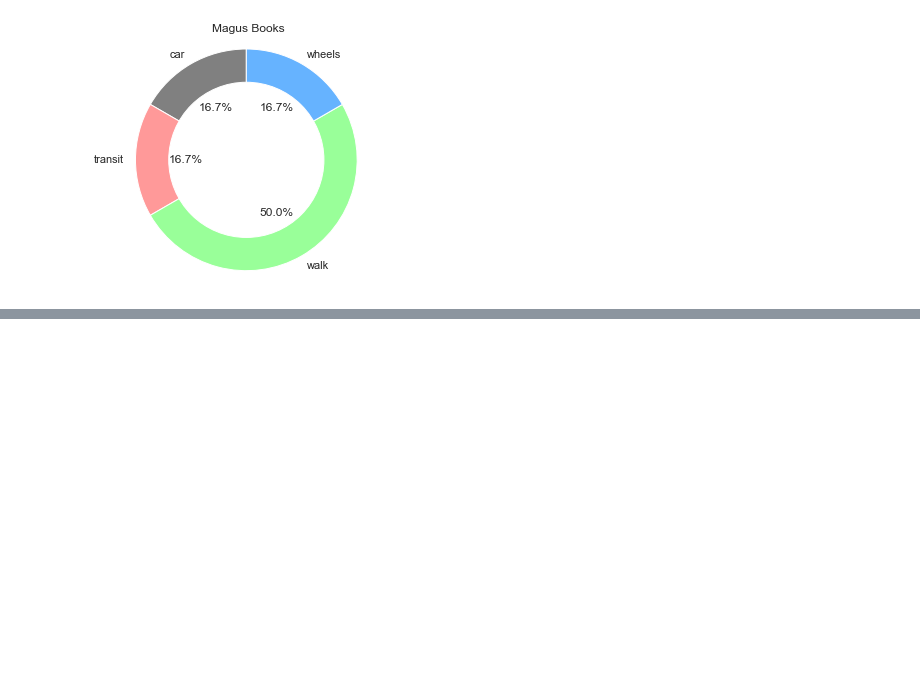
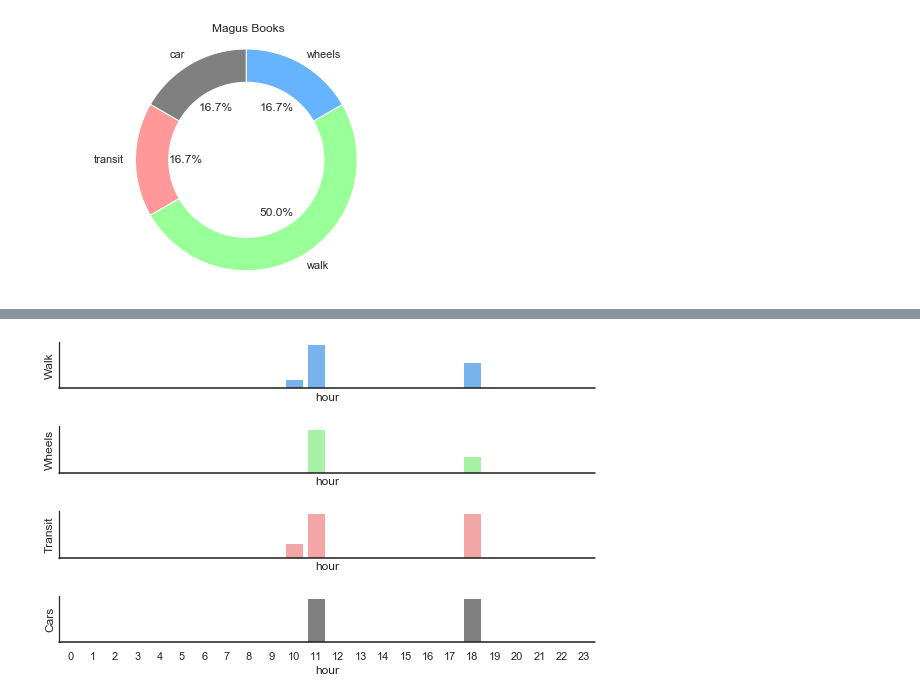
Before and after one commit to modesurvey/dataviz, a Jupyter notebook: pull_from_firebase.ipynb, the cells around one changed output, grey strips where cells are left out. Drawn from its saved outputs; the diff is of its cells as text; code cells hidden in the pictures; blank space fills up the shorter version.

```diff
--- a/pull_from_firebase.ipynb
+++ b/pull_from_firebase.ipynb
@@ -165,0 +178,8 @@ for u in grouped_data['unit'].unique():
+# %%
+hour_by_hour = data.groupby(['hour', 'type']).sum().reset_index()
+# %%
+for mode in ['walk', 'wheels', 'transit', 'car']:
+    hours = {'hour': [i for i in range(0, 24)],
+             'count': [0 for _ in range(0, 24)],
+             'type': [mode for _ in range(0, 24)]}
+    hour_by_hour = hour_by_hour.append(pd.DataFrame(hours))
@@ -165,0 +194,46 @@ for u in grouped_data['unit'].unique():
+# %%
+hour_by_hour['hour'] = hour_by_hour['hour'].astype(int)
+# %%
+d1 = hour_by_hour[hour_by_hour['type'] == 'walk']
+d2 = hour_by_hour[hour_by_hour['type'] == 'wheels']
+d3 = hour_by_hour[hour_by_hour['type'] == 'transit']
+d4 = hour_by_hour[hour_by_hour['type'] == 'car']
+
+d1 = d1.sort_values('hour').reset_index(drop=True, inplace=False)
+d2 = d2.sort_values('hour').reset_index(drop=True, inplace=False)
+d3 = d3.sort_values('hour').reset_index(drop=True, inplace=False)
+d4 = d4.sort_values('hour').reset_index(drop=True, inplace=False)
+# %%
+sns.set(style="white")
+rs = np.random.RandomState(8)
+
+# Set up the matplotlib figure
+f, (ax1, ax2, ax3, ax4) = plt.subplots(4, 1, figsize=(8, 5), sharex=True)
+
+# Generate some sequential data
+x = np.array(list("ABCDEFGHIJ"))
+sns.barplot(x=d1['hour'], y=d1['count'], color=colors[0], ax=ax1, ci=None)
+ax1.axhline(0, color="k", clip_on=False)
+ax1.set_ylabel("Walk")
+
+# Center the data to make it diverging
+sns.barplot(x=d2['hour'], y=d2['count'], color=colors[1], ax=ax2, ci=None)
+ax2.axhline(0, color="k", clip_on=False)
+ax2.set_ylabel("Wheels")
+
+# Randomly reorder the data to make it qualitative
+sns.barplot(x=d3['hour'], y=d3['count'], color=colors[2], ax=ax3, ci=None)
+ax3.axhline(0, color="k", clip_on=False)
+ax3.set_ylabel("Transit")
+
+# Randomly reorder the data to make it qualitative
+sns.barplot(x=d4['hour'], y=d4['count'], color=colors[3], ax=ax4, ci=None)
+ax4.axhline(0, color="k", clip_on=False)
+ax4.set_ylabel("Cars")
+
+# Finalize the plot
+sns.despine(bottom=True)
+plt.setp(f.axes, yticks=[])
+plt.tight_layout(h_pad=2)
+# %% [output]
+[figure, added]
```
Also changed, not shown: parts of 17 cells of this notebook, 3 other files.
